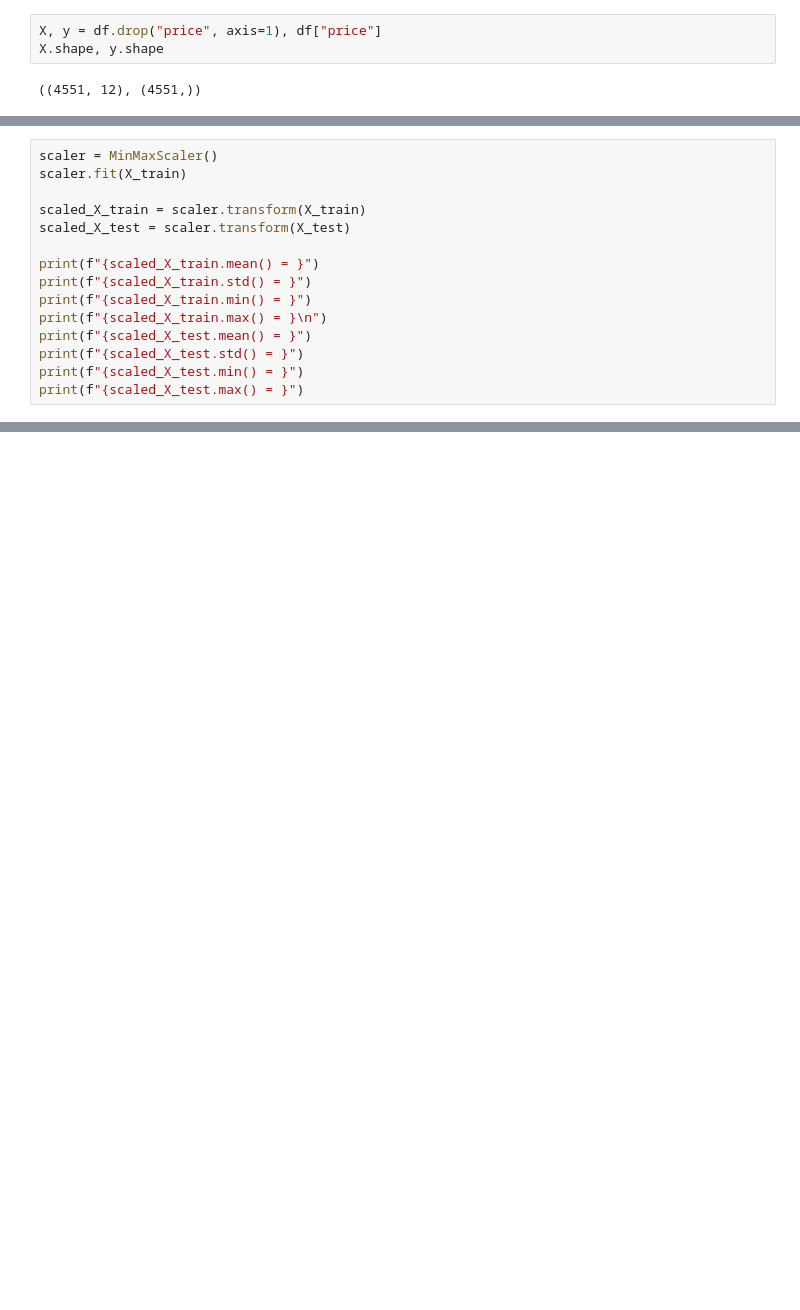
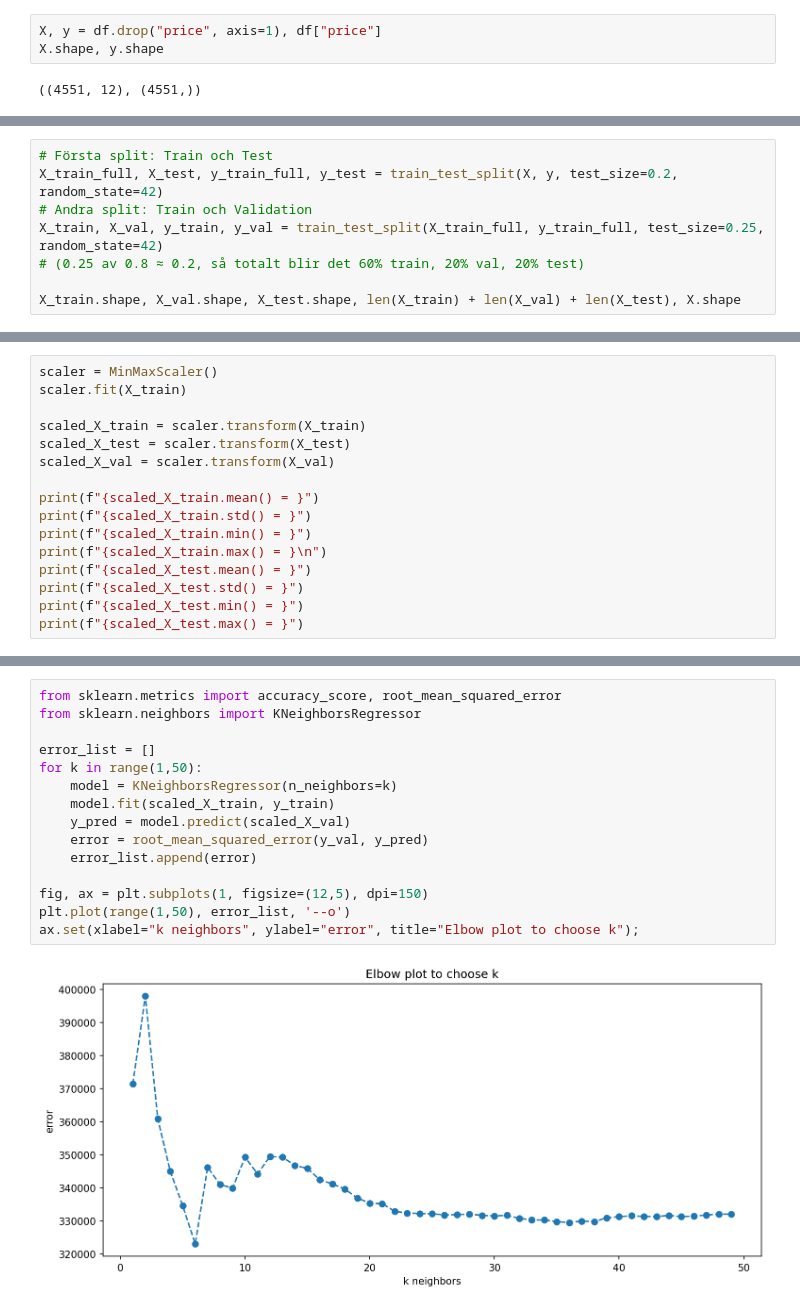
Before and after one commit to ponagr/ai_engineering_pontus_agren_grundstrom, a Jupyter notebook: exercises/2_classification/1_knn.ipynb, the cells around one changed output, grey strips where cells are left out. Cells and saved outputs as stored; diff of their text form; blank space fills up the shorter version.

```diff
--- a/exercises/2_classification/1_knn.ipynb
+++ b/exercises/2_classification/1_knn.ipynb
@@ -138,0 +159,8 @@ X_train.shape, X_test.shape
+# %%
+# Första split: Train och Test
+X_train_full, X_test, y_train_full, y_test = train_test_split(X, y, test_size=0.2, random_state=42)
+# Andra split: Train och Validation
+X_train, X_val, y_train, y_val = train_test_split(X_train_full, y_train_full, test_size=0.25, random_state=42)
+# (0.25 av 0.8 ≈ 0.2, så totalt blir det 60% train, 20% val, 20% test)
+
+X_train.shape, X_val.shape, X_test.shape, len(X_train) + len(X_val) + len(X_test), X.shape
@@ -142,6 +172,7 @@ scaler.fit(X_train)
 
 scaled_X_train = scaler.transform(X_train)
 scaled_X_test = scaler.transform(X_test)
+scaled_X_val = scaler.transform(X_val)
 
 print(f"{scaled_X_train.mean() = }")
 print(f"{scaled_X_train.std() = }")
@@ -163,0 +212,17 @@ scaled_X_test.max() = np.float64(1.8901960784313725)
+# %%
+from sklearn.metrics import accuracy_score, root_mean_squared_error
+from sklearn.neighbors import KNeighborsRegressor
+
+error_list = []
+for k in range(1,50):
+    model = KNeighborsRegressor(n_neighbors=k)
+    model.fit(scaled_X_train, y_train)
+    y_pred = model.predict(scaled_X_val)
+    error = root_mean_squared_error(y_val, y_pred)
+    error_list.append(error)
+
+fig, ax = plt.subplots(1, figsize=(12,5), dpi=150)
+plt.plot(range(1,50), error_list, '--o')
+ax.set(xlabel="k neighbors", ylabel="error", title="Elbow plot to choose k");
+# %% [output]
+[figure, added]
```
Also changed, not shown: parts of 15 cells of this notebook, 2 other files.
